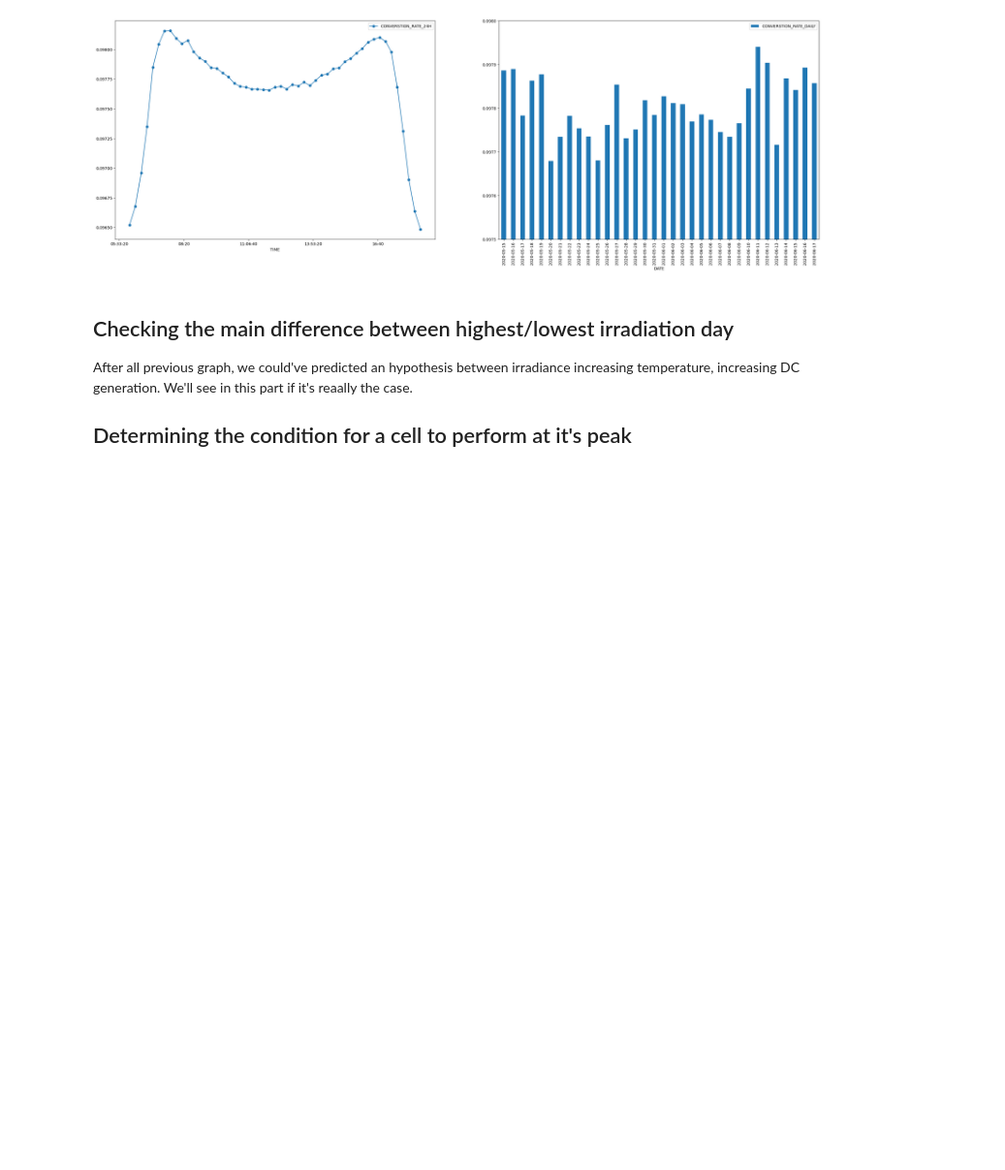
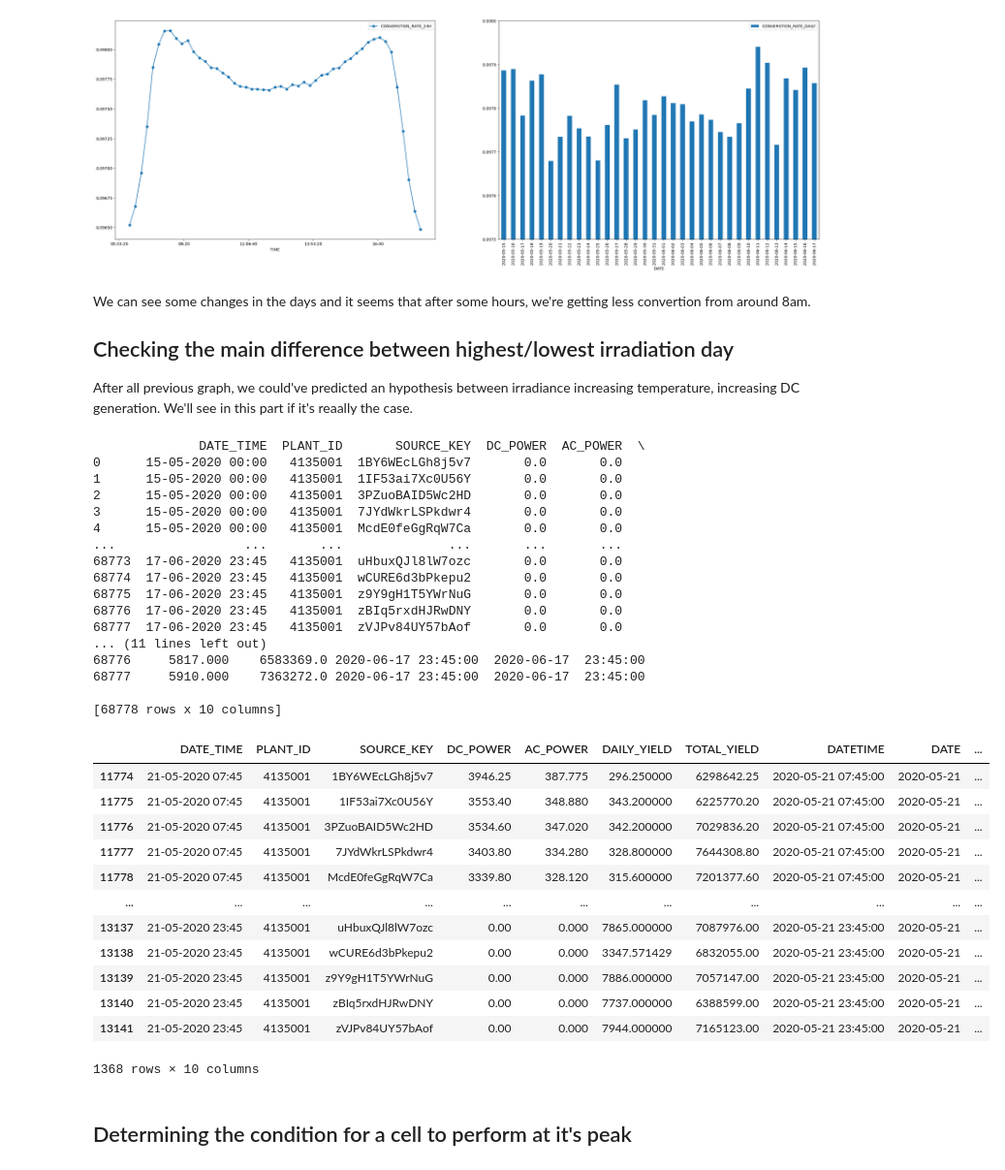
Before and after one commit to antoninchafiol/SolarPW, a Jupyter notebook: EDA.ipynb, the cells around one changed output. Shown at 97% size. Drawn from its saved outputs; the diff is of its cells as text; code cells hidden in the pictures; blank space fills up the shorter version.

```diff
--- a/EDA.ipynb
+++ b/EDA.ipynb
@@ -166,10 +166,48 @@ plt.show()
 # %% [output]
 [figure]
 # %% [markdown]
+We can see some changes in the days and it seems that after some hours, we're getting less convertion from around 8am.
+
 ## Checking the main difference between highest/lowest irradiation day
 
 After all previous graph, we could've predicted an hypothesis between irradiance increasing temperature, increasing DC generation.
 We'll see in this part if it's reaally the case.
-
-
-## Determining the condition for a cell to perform at it's peak
+# %%
+highest_irr_date = p1_sen_outside.groupby('DATE')[['IRRADIATION']].mean().reset_index()
+# print(p1_g_24)
+# date = highest_irr_date[highest_irr_date['IRRADIATION'] == highest_irr_date.max()['IRRADIATION']]['DATE']
+# p1_g_24_meanLine['CONVERSTION_RATE_24H'] = p1_g_24_meanLine['AC_POWER'] / p1_g_24_meanLine['DC_POWER']
+p1_g_24[p1_g_24['DATE'] == date.values.tolist()[0]]
+# %% [output]
+              DATE_TIME  PLANT_ID       SOURCE_KEY  DC_POWER  AC_POWER  \
+0      15-05-2020 00:00   4135001  1BY6WEcLGh8j5v7       0.0       0.0
+1      15-05-2020 00:00   4135001  1IF53ai7Xc0U56Y       0.0       0.0
+2      15-05-2020 00:00   4135001  3PZuoBAID5Wc2HD       0.0       0.0
+3      15-05-2020 00:00   4135001  7JYdWkrLSPkdwr4       0.0       0.0
+4      15-05-2020 00:00   4135001  McdE0feGgRqW7Ca       0.0       0.0
+...                 ...       ...              ...       ...       ...
+68773  17-06-2020 23:45   4135001  uHbuxQJl8lW7ozc       0.0       0.0
+68774  17-06-2020 23:45   4135001  wCURE6d3bPkepu2       0.0       0.0
+68775  17-06-2020 23:45   4135001  z9Y9gH1T5YWrNuG       0.0       0.0
+68776  17-06-2020 23:45   4135001  zBIq5rxdHJRwDNY       0.0       0.0
+68777  17-06-2020 23:45   4135001  zVJPv84UY57bAof       0.0       0.0
+... (11 lines left out)
+68776     5817.000    6583369.0 2020-06-17 23:45:00  2020-06-17  23:45:00
+68777     5910.000    7363272.0 2020-06-17 23:45:00  2020-06-17  23:45:00
+
+[68778 rows x 10 columns]
+|  | DATE_TIME | PLANT_ID | SOURCE_KEY | DC_POWER | AC_POWER | DAILY_YIELD | TOTAL_YIELD | DATETIME | DATE | ... |
+| 11774 | 21-05-2020 07:45 | 4135001 | 1BY6WEcLGh8j5v7 | 3946.25 | 387.775 | 296.250000 | 6298642.25 | 2020-05-21 07:45:00 | 2020-05-21 | ... |
+| 11775 | 21-05-2020 07:45 | 4135001 | 1IF53ai7Xc0U56Y | 3553.40 | 348.880 | 343.200000 | 6225770.20 | 2020-05-21 07:45:00 | 2020-05-21 | ... |
+| 11776 | 21-05-2020 07:45 | 4135001 | 3PZuoBAID5Wc2HD | 3534.60 | 347.020 | 342.200000 | 7029836.20 | 2020-05-21 07:45:00 | 2020-05-21 | ... |
+| 11777 | 21-05-2020 07:45 | 4135001 | 7JYdWkrLSPkdwr4 | 3403.80 | 334.280 | 328.800000 | 7644308.80 | 2020-05-21 07:45:00 | 2020-05-21 | ... |
+| 11778 | 21-05-2020 07:45 | 4135001 | McdE0feGgRqW7Ca | 3339.80 | 328.120 | 315.600000 | 7201377.60 | 2020-05-21 07:45:00 | 2020-05-21 | ... |
+| ... | ... | ... | ... | ... | ... | ... | ... | ... | ... | ... |
+| 13137 | 21-05-2020 23:45 | 4135001 | uHbuxQJl8lW7ozc | 0.00 | 0.000 | 7865.000000 | 7087976.00 | 2020-05-21 23:45:00 | 2020-05-21 | ... |
+| 13138 | 21-05-2020 23:45 | 4135001 | wCURE6d3bPkepu2 | 0.00 | 0.000 | 3347.571429 | 6832055.00 | 2020-05-21 23:45:00 | 2020-05-21 | ... |
+| 13139 | 21-05-2020 23:45 | 4135001 | z9Y9gH1T5YWrNuG | 0.00 | 0.000 | 7886.000000 | 7057147.00 | 2020-05-21 23:45:00 | 2020-05-21 | ... |
+| 13140 | 21-05-2020 23:45 | 4135001 | zBIq5rxdHJRwDNY | 0.00 | 0.000 | 7737.000000 | 6388599.00 | 2020-05-21 23:45:00 | 2020-05-21 | ... |
+| 13141 | 21-05-2020 23:45 | 4135001 | zVJPv84UY57bAof | 0.00 | 0.000 | 7944.000000 | 7165123.00 | 2020-05-21 23:45:00 | 2020-05-21 | ... |
+1368 rows × 10 columns
+# %% [markdown]
+## Determining the condition for a cell to perform at it's peak
```
Also changed, not shown: parts of 1 cell of this notebook.
